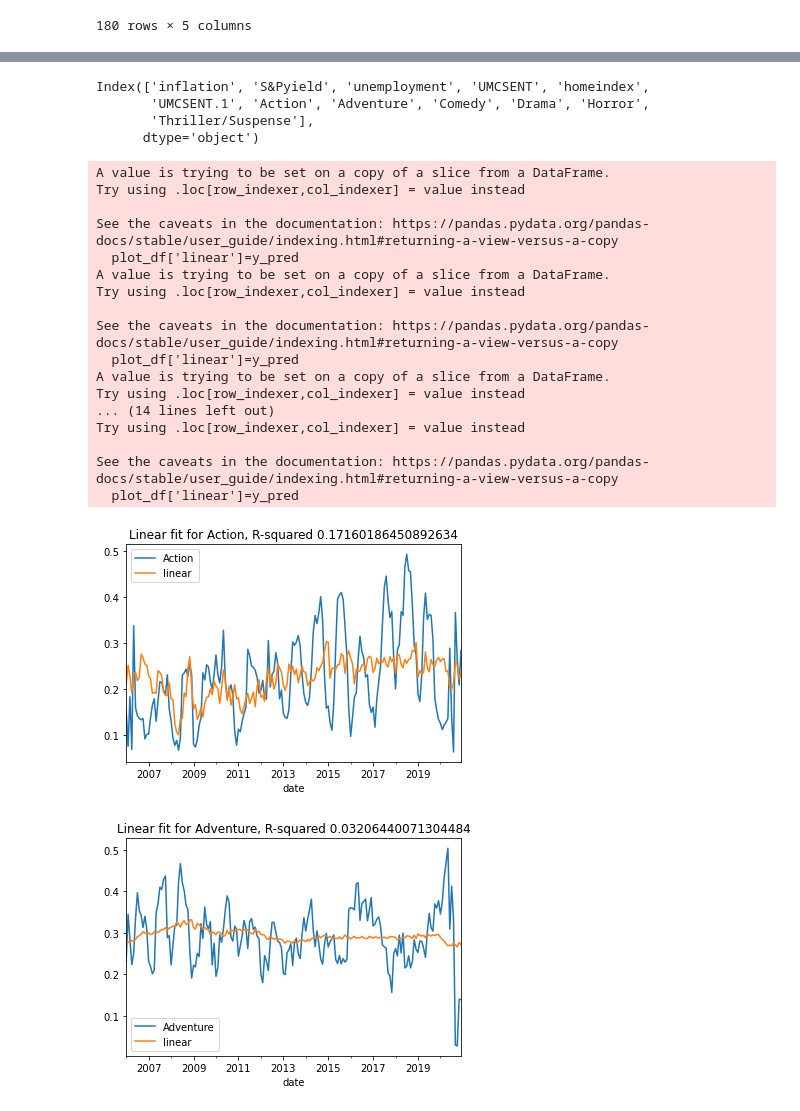
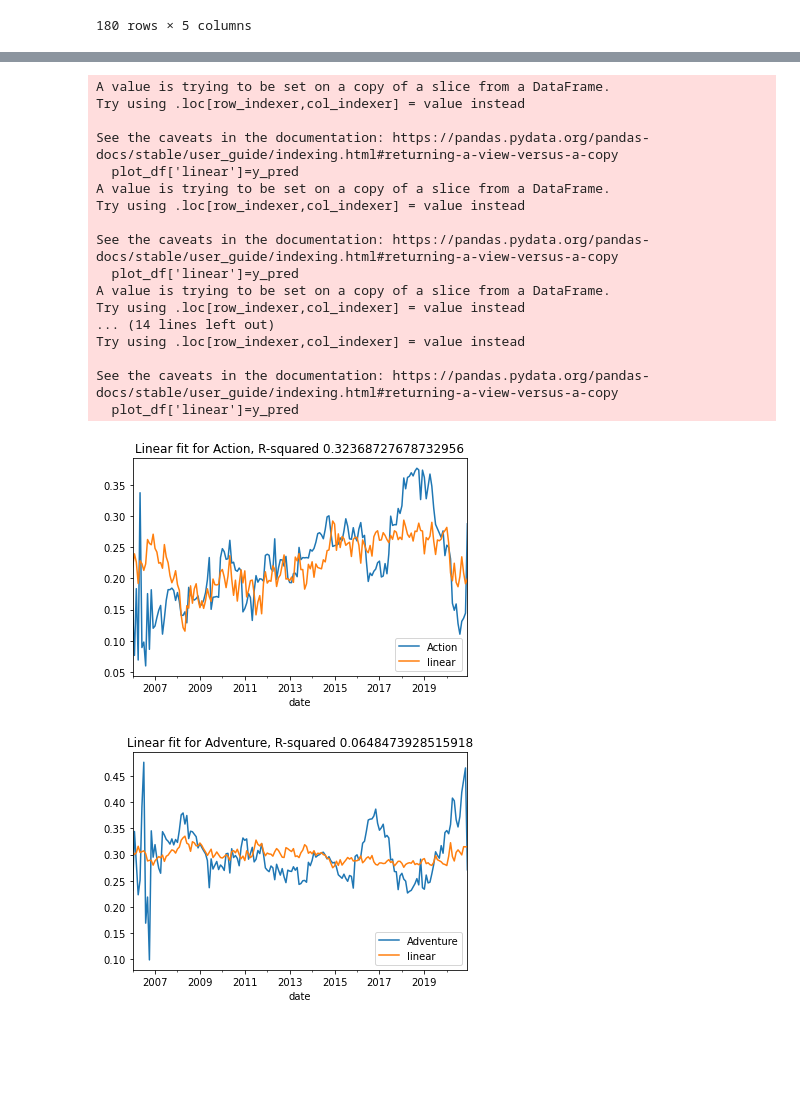
Before and after one commit to emilymcdaniel/Final_Project, a Jupyter notebook: TrySomeModels.ipynb, the cells around one changed output, grey strips where cells are left out. Drawn from its saved outputs; the diff is of its cells as text; code cells hidden in the pictures; blank space fills up the shorter version.

```diff
--- a/TrySomeModels.ipynb
+++ b/TrySomeModels.ipynb
@@ -12,5 +15,5 @@ import datetime
 df_econ=pd.read_csv("df_econ.csv")
 df_econ.rename(columns = {'Unnamed: 0':'yyyymm'}, inplace = True)
 df_econ.set_index('yyyymm',inplace=True)
-df_genre=pd.read_csv('smoothed_genre_share.csv')
+df_genre=pd.read_csv('smoothed12_genres.csv')
 df_genre.set_index('date',inplace=True)
@@ -115,3 +67,0 @@ array([[ 1.60522064e+00,  4.21845110e-01, -7.26102868e-01,
-# %%
-y=data[['Action']]
-y
@@ -133,5 +67,0 @@ y
-# %%
-model=LinearRegression()
-model.fit(X,y)
-y_pred=model.predict(X)
-model.score(X,y)
@@ -183,42 +68,36 @@ See the caveats in the documentation: https://pandas.pydata.org/pandas-docs/stab
-# %%
-# let's loop through the column for fun, plot each on
-data.columns
-# %% [output]
-Index(['inflation', 'S&Pyield', 'unemployment', 'UMCSENT', 'homeindex',
-       'UMCSENT.1', 'Action', 'Adventure', 'Comedy', 'Drama', 'Horror',
-       'Thriller/Suspense'],
-      dtype='object')
 # %%
-with PdfPages('ColumnTest.pdf') as pdf:
+# try linear regression
+# not applying train_test_split; linear regression doesn't have enough factors to over-fit
+with PdfPages('LinearRegression.pdf') as pdf:
     for column in data.columns[6:]:
         y=data[[column]]
         model=LinearRegression()
         model.fit(X,y)
         y_pred=model.predict(X)
         r2=model.score(X,y)
         plot_df=y
         plot_df['linear']=y_pred
         plot_title=f'Linear fit for {column}, R-squared {r2}'
         plot_df.plot.line(title=plot_title)
         pdf.savefig()
     plt.close()
 # %% [output]
 A value is trying to be set on a copy of a slice from a DataFrame.
 Try using .loc[row_indexer,col_indexer] = value instead
 
 See the caveats in the documentation: https://pandas.pydata.org/pandas-docs/stable/user_guide/indexing.html#returning-a-view-versus-a-copy
   plot_df['linear']=y_pred
 A value is trying to be set on a copy of a slice from a DataFrame.
 Try using .loc[row_indexer,col_indexer] = value instead
 
 See the caveats in the documentation: https://pandas.pydata.org/pandas-docs/stable/user_guide/indexing.html#returning-a-view-versus-a-copy
   plot_df['linear']=y_pred
 A value is trying to be set on a copy of a slice from a DataFrame.
 Try using .loc[row_indexer,col_indexer] = value instead
 ... (14 lines left out)
 Try using .loc[row_indexer,col_indexer] = value instead
 
 See the caveats in the documentation: https://pandas.pydata.org/pandas-docs/stable/user_guide/indexing.html#returning-a-view-versus-a-copy
   plot_df['linear']=y_pred
-[figure, old version]
+[figure, new version]
-[figure, old version]
+[figure, new version]
```
Also changed, not shown: parts of 14 cells of this notebook, 3 other files.
